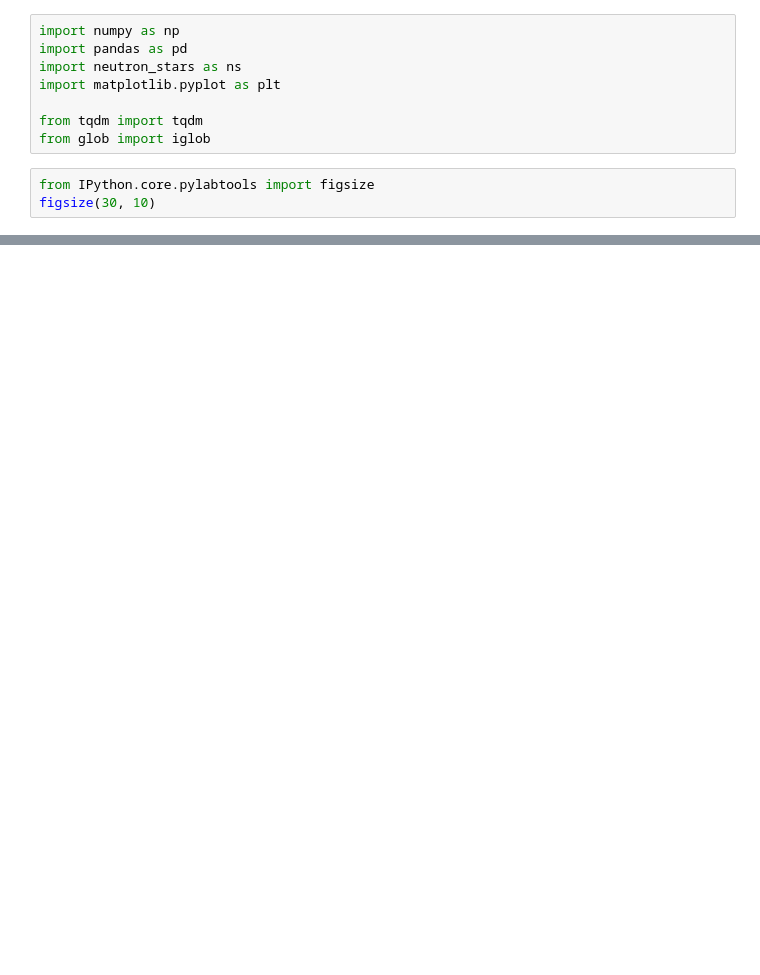
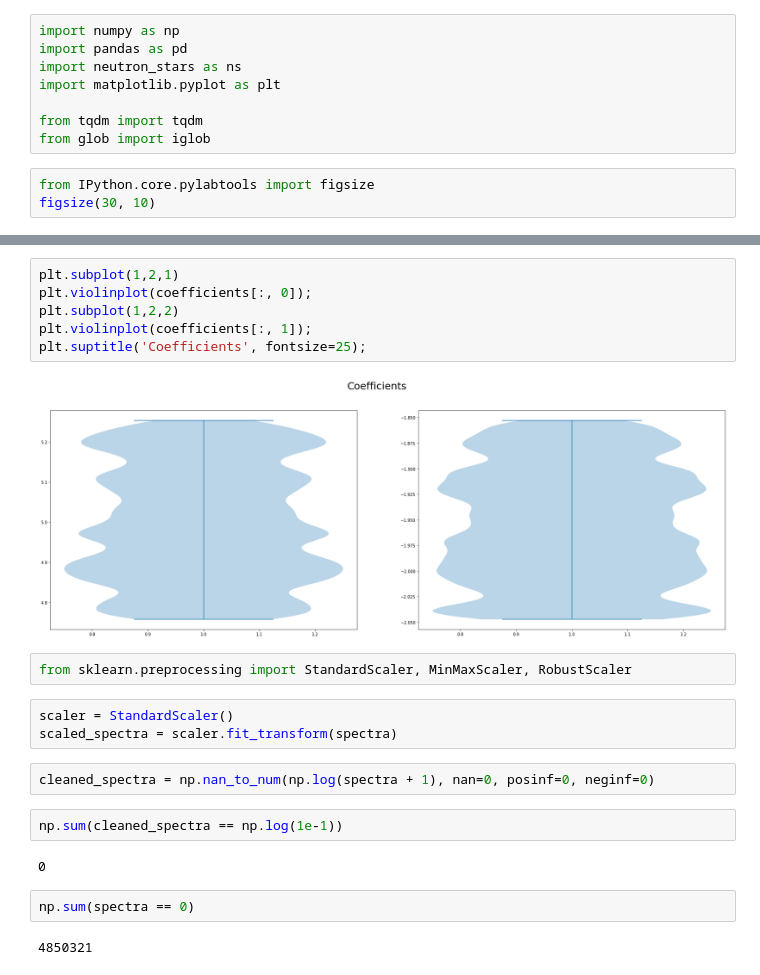
Before and after one commit to jordanott/NeutronStars, a Jupyter notebook: Notebooks/EDA.ipynb, the cells around one changed output, grey strips where cells are left out. Saved outputs shown, nothing was run; the diff lists cells and outputs as text; blank space fills up the shorter version.

```diff
--- a/Notebooks/EDA.ipynb
+++ b/Notebooks/EDA.ipynb
@@ -32,0 +57,23 @@ plt.axvline(x=250, color='r', linestyle='--');
+# %%
+plt.subplot(1,2,1)
+plt.violinplot(coefficients[:, 0]);
+plt.subplot(1,2,2)
+plt.violinplot(coefficients[:, 1]);
+plt.suptitle('Coefficients', fontsize=25);
+# %% [output]
+[figure, added]
+# %%
+from sklearn.preprocessing import StandardScaler, MinMaxScaler, RobustScaler
+# %%
+scaler = StandardScaler()
+scaled_spectra = scaler.fit_transform(spectra)
+# %%
+cleaned_spectra = np.nan_to_num(np.log(spectra + 1), nan=0, posinf=0, neginf=0)
+# %%
+np.sum(cleaned_spectra == np.log(1e-1))
+# %% [output]
+0
+# %%
+np.sum(spectra == 0)
+# %% [output]
+4850321
```
Also changed, not shown: parts of 8 cells of this notebook, 1 other file.
